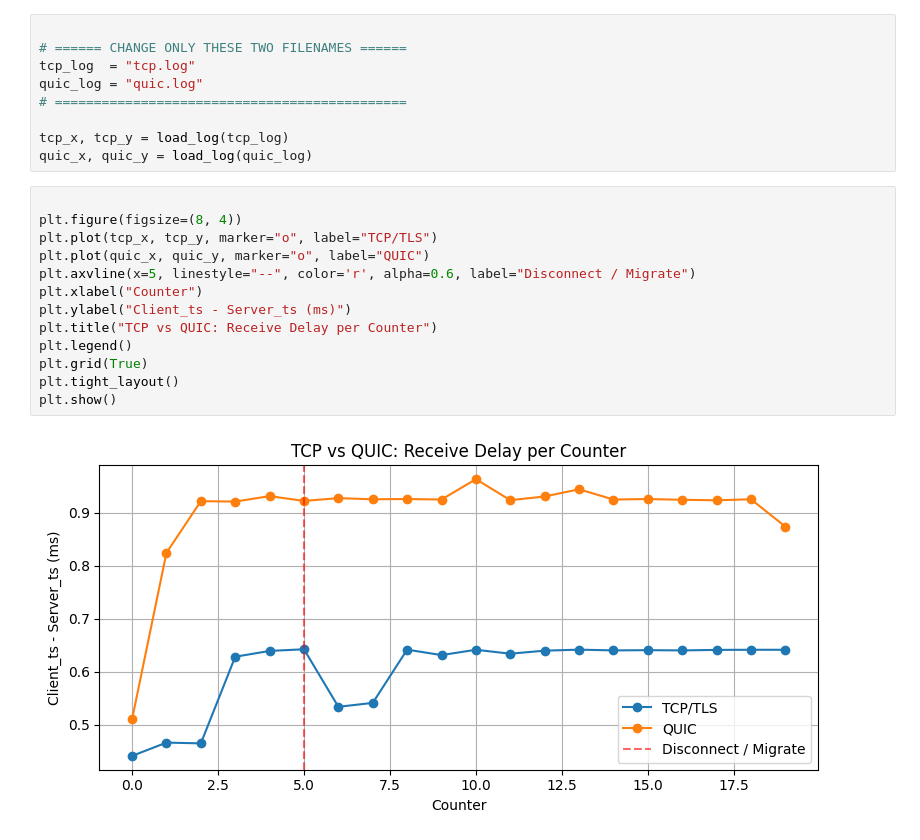
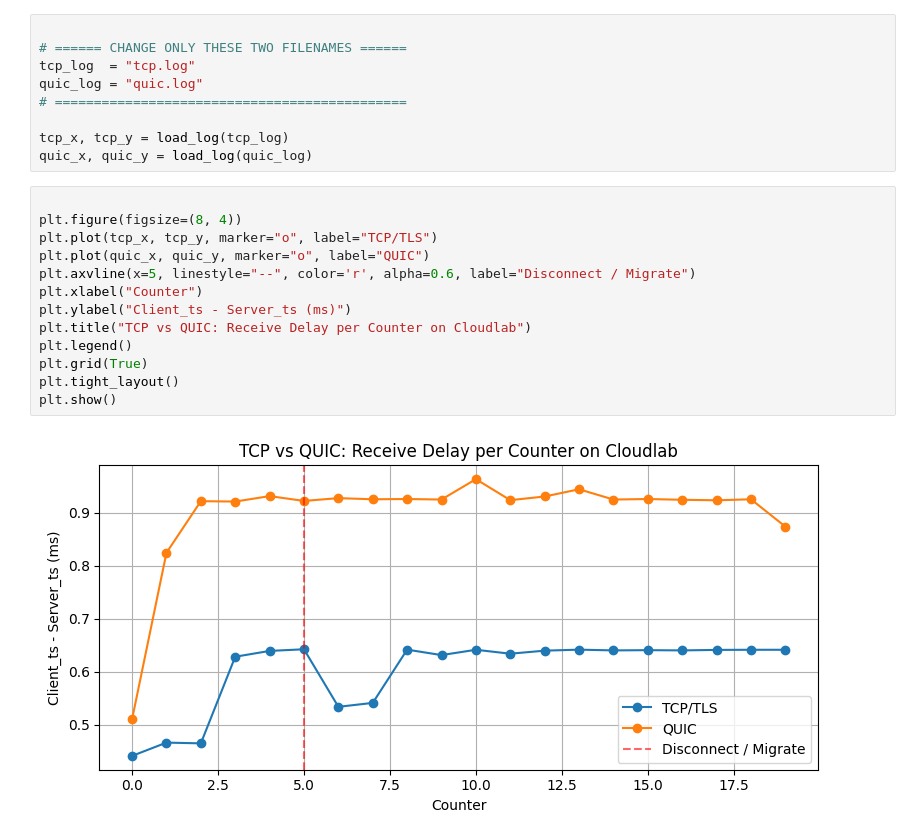
Before and after one commit to bmsohwinc/cs204-quic, a Jupyter notebook: aioquic/analyze_migration.ipynb, the cells around one changed output. Saved outputs shown, nothing was run; the diff lists cells and outputs as text.

Commit message:
Analyze migration results on cloudlab

```diff
--- a/aioquic/analyze_migration.ipynb
+++ b/aioquic/analyze_migration.ipynb
@@ -28,15 +28,15 @@ quic_x, quic_y = load_log(quic_log)
 # %%
 
 plt.figure(figsize=(8, 4))
 plt.plot(tcp_x, tcp_y, marker="o", label="TCP/TLS")
 plt.plot(quic_x, quic_y, marker="o", label="QUIC")
 plt.axvline(x=5, linestyle="--", color='r', alpha=0.6, label="Disconnect / Migrate")
 plt.xlabel("Counter")
 plt.ylabel("Client_ts - Server_ts (ms)")
-plt.title("TCP vs QUIC: Receive Delay per Counter")
+plt.title("TCP vs QUIC: Receive Delay per Counter on Cloudlab")
 plt.legend()
 plt.grid(True)
 plt.tight_layout()
 plt.show()
 # %% [output]
-[figure, old version]
+[figure, new version]
```
